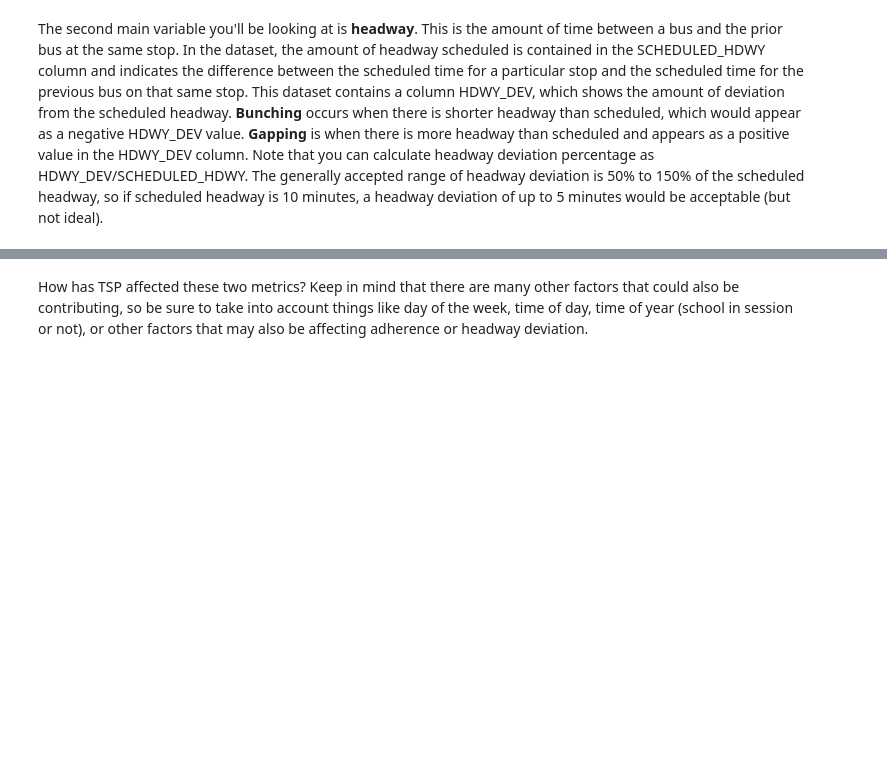
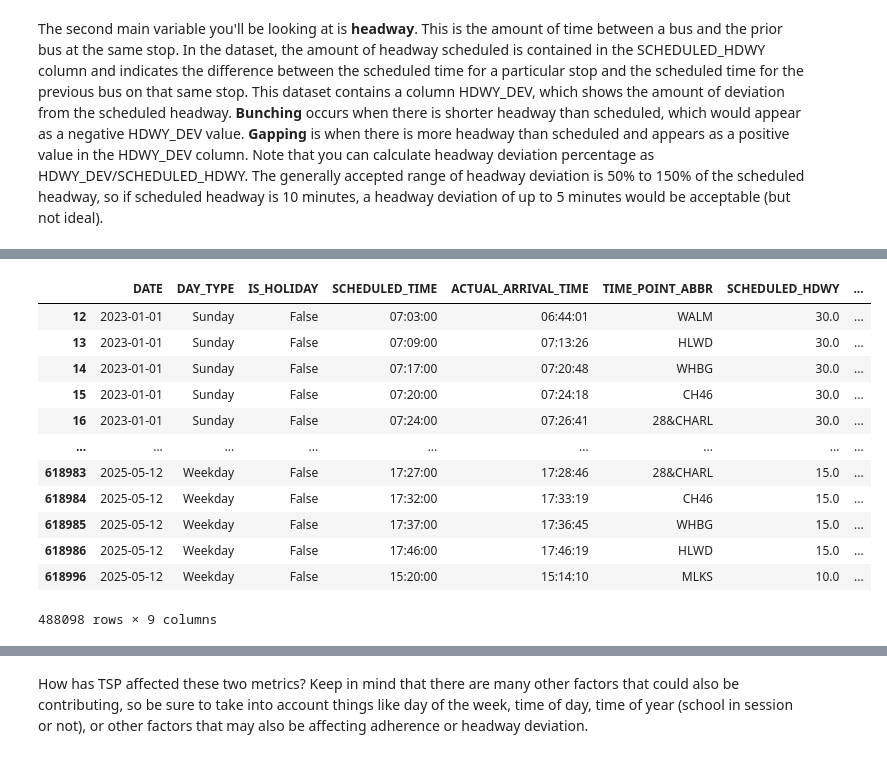
Before and after one commit to NSS-Data-Analytics-Cohort-14/wego-partnerproject-da14-v2-seanfahey1127, a Jupyter notebook: notebooks/WeGo_Project_Sfahey.ipynb, the cells around one changed output, grey strips where cells are left out. Cells and saved outputs as stored; diff of their text form; code cells hidden in the pictures; blank space fills up the shorter version.

```diff
--- a/notebooks/WeGo_Project_Sfahey.ipynb
+++ b/notebooks/WeGo_Project_Sfahey.ipynb
@@ -106,0 +268,17 @@ This dataset contains a column HDWY_DEV, which shows the amount of deviation fro
+# %%
+non_null_headway = wego[['DATE', 'DAY_TYPE', 'IS_HOLIDAY', 'SCHEDULED_TIME', 'ACTUAL_ARRIVAL_TIME', 'TIME_POINT_ABBR', 'SCHEDULED_HDWY', 'ACTUAL_HDWY', 'HDWY_DEV']].dropna()
+non_null_headway
+# %% [output]
+|  | DATE | DAY_TYPE | IS_HOLIDAY | SCHEDULED_TIME | ACTUAL_ARRIVAL_TIME | TIME_POINT_ABBR | SCHEDULED_HDWY | ... |
+| 12 | 2023-01-01 | Sunday | False | 07:03:00 | 06:44:01 | WALM | 30.0 | ... |
+| 13 | 2023-01-01 | Sunday | False | 07:09:00 | 07:13:26 | HLWD | 30.0 | ... |
+| 14 | 2023-01-01 | Sunday | False | 07:17:00 | 07:20:48 | WHBG | 30.0 | ... |
+| 15 | 2023-01-01 | Sunday | False | 07:20:00 | 07:24:18 | CH46 | 30.0 | ... |
+| 16 | 2023-01-01 | Sunday | False | 07:24:00 | 07:26:41 | 28&CHARL | 30.0 | ... |
+| ... | ... | ... | ... | ... | ... | ... | ... | ... |
+| 618983 | 2025-05-12 | Weekday | False | 17:27:00 | 17:28:46 | 28&CHARL | 15.0 | ... |
+| 618984 | 2025-05-12 | Weekday | False | 17:32:00 | 17:33:19 | CH46 | 15.0 | ... |
+| 618985 | 2025-05-12 | Weekday | False | 17:37:00 | 17:36:45 | WHBG | 15.0 | ... |
+| 618986 | 2025-05-12 | Weekday | False | 17:46:00 | 17:46:19 | HLWD | 15.0 | ... |
+| 618996 | 2025-05-12 | Weekday | False | 15:20:00 | 15:14:10 | MLKS | 10.0 | ... |
+488098 rows × 9 columns
```
Also changed, not shown: parts of 17 cells of this notebook.
